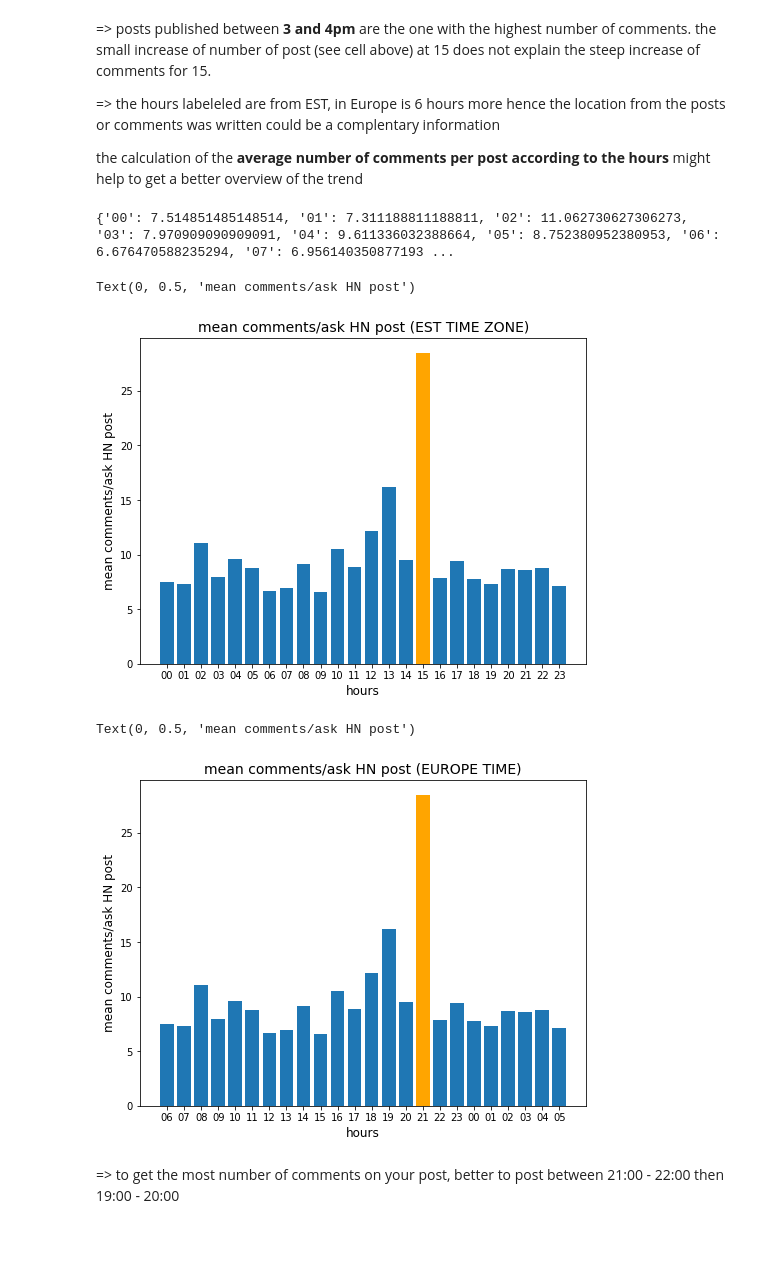
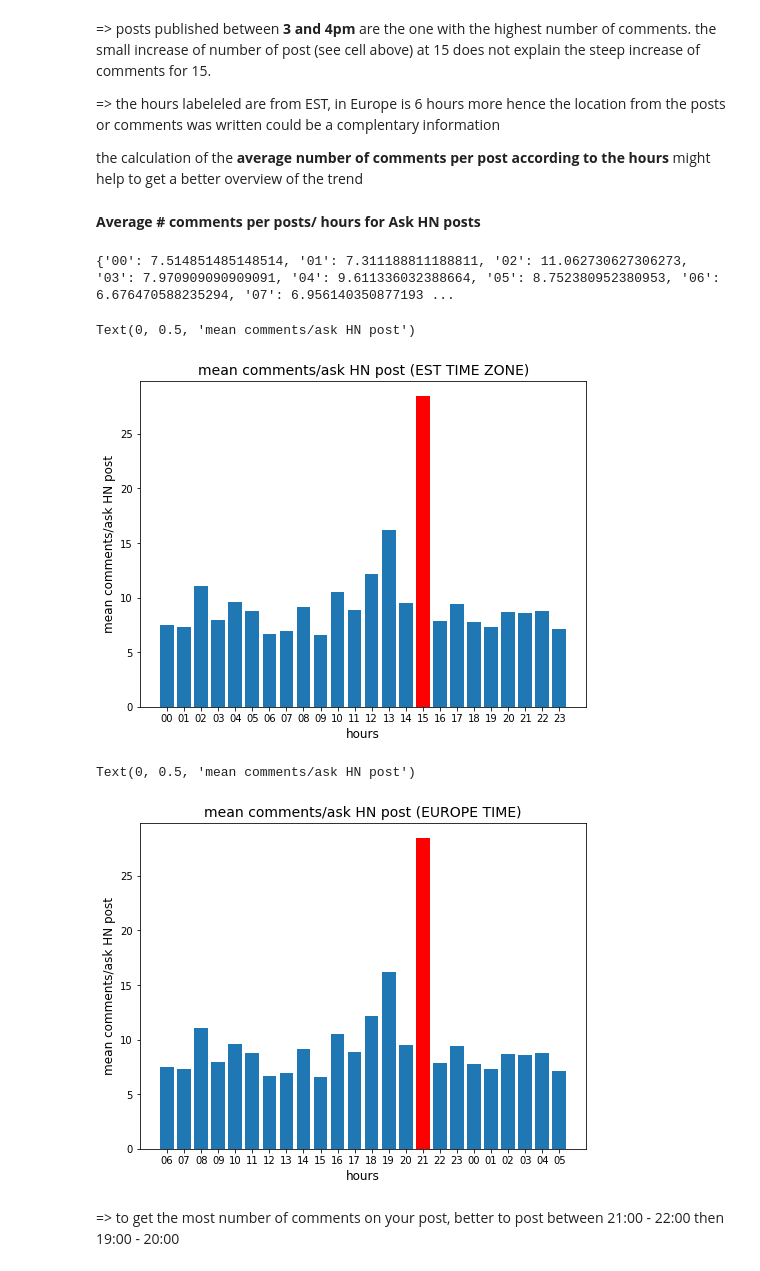
Before and after one commit to tfreyd/Reddit_post, a Jupyter notebook: Project2_hackerNewsPosts.ipynb, the cells around one changed output. Saved outputs shown, nothing was run; the diff lists cells and outputs as text; code cells hidden in the pictures; blank space fills up the shorter version.

```diff
--- a/Project2_hackerNewsPosts.ipynb
+++ b/Project2_hackerNewsPosts.ipynb
@@ -260,6 +244,8 @@ the small increase of number of post (see cell above) at 15 does not explain the
 => the hours labeleled are from EST, in Europe is 6 hours more hence the location from the posts or comments was written could be a complentary information
 
 the calculation of the **average number of comments per post according to the hours** might help to get a better overview of the trend
+# %% [markdown]
+**Average # comments per posts/ hours for Ask HN posts**
 # %%
 # n_comments_by_hours/n_posts_by_hours
 avg_by_hour={}
@@ -273,13 +259,15 @@ print(avg_by_hour)
 # %%
 fig3=plt.figure(figsize=(8,6))
 plt.bar(avg_by_hour.keys(),avg_by_hour.values())
-plt.bar(15,avg_by_hour['15'],color='orange', label='hightest comments/ ask HN post')
+plt.bar(15,avg_by_hour['15'],
+        color='red',
+        label='hightest comments/ ask HN post')
 plt.title('mean comments/ask HN post (EST TIME ZONE)',size=14)
 plt.xlabel('hours',size=12)
 plt.ylabel('mean comments/ask HN post',size=12)
 # %% [output]
 Text(0, 0.5, 'mean comments/ask HN post')
-[figure, old version]
+[figure, new version]
 # %%
 #transforming to european time
 europe_hours=[]
@@ -295,13 +283,13 @@ for hour in hours:
 
 fig4=plt.figure(figsize=(8,6))
 plt.bar(europe_hours,avg_by_hour.values())
-plt.bar(15,avg_by_hour['15'],color='orange', label='hightest comments/ ask HN post')
+plt.bar(15,avg_by_hour['15'],color='red', label='hightest comments/ ask HN post')
 plt.title('mean comments/ask HN post (EUROPE TIME)',size=14)
 plt.xlabel('hours',size=12)
 plt.ylabel('mean comments/ask HN post',size=12)
 # %% [output]
 Text(0, 0.5, 'mean comments/ask HN post')
-[figure, old version]
+[figure, new version]
 # %% [markdown]
 => to get the most number of comments on your post, better to post between 21:00 - 22:00 then 19:00 - 20:00
 # %% [markdown]
```
Also changed, not shown: parts of 47 cells of this notebook, 2 other files.
